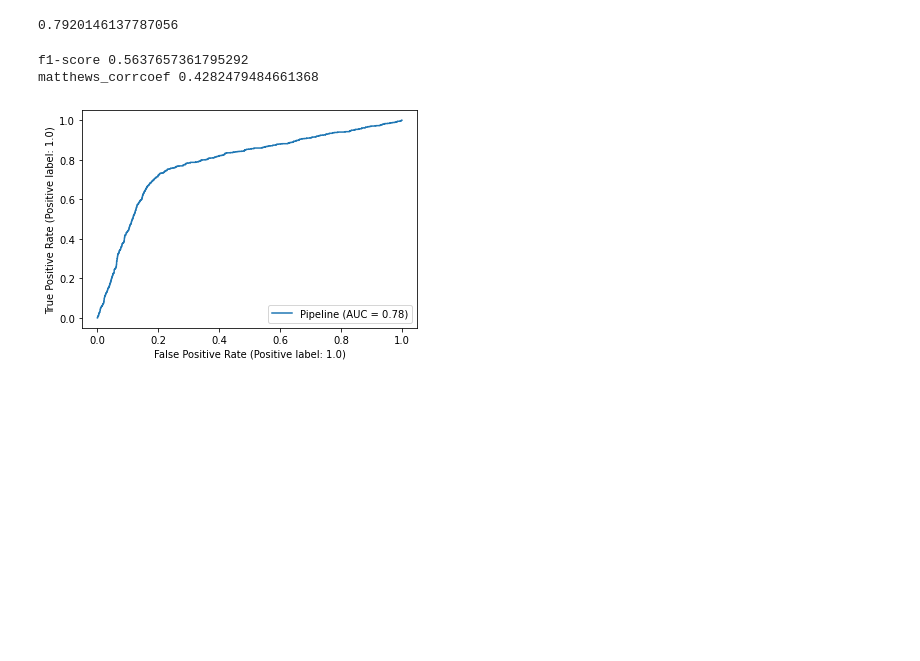
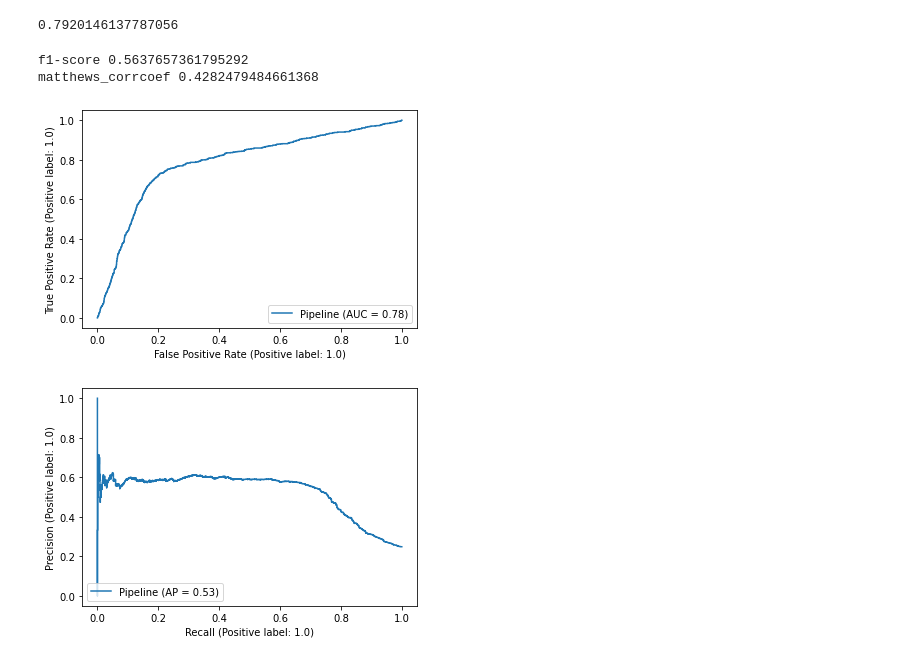
Before and after one commit to jcarlosgalvezm/ue_master-TFM, a Jupyter notebook: notebooks/data_cleaning-feature_engineering-modeling.ipynb, the cells around one changed output. Saved outputs shown, nothing was run; the diff lists cells and outputs as text; code cells hidden in the pictures; blank space fills up the shorter version.

```diff
--- a/notebooks/data_cleaning-feature_engineering-modeling.ipynb
+++ b/notebooks/data_cleaning-feature_engineering-modeling.ipynb
@@ -1022,11 +1036,14 @@ final_pipe.score(X_test, y_test)
 # %% [output]
 0.7920146137787056
 # %%
-from sklearn.metrics import plot_roc_curve, f1_score, matthews_corrcoef
+from sklearn.metrics import plot_roc_curve, f1_score, matthews_corrcoef, plot_precision_recall_curve
+
 plot_roc_curve(final_pipe, X_test, y_test)
+plot_precision_recall_curve(final_pipe, X_test, y_test)
 print(f'f1-score {f1_score(y_test, y_hat)}')
 print(f'matthews_corrcoef {matthews_corrcoef(y_test, y_hat)}')
 # %% [output]
 f1-score 0.5637657361795292
 matthews_corrcoef 0.4282479484661368
 [figure]
+[figure, added]
```
Also changed, not shown: parts of 4 cells of this notebook.
